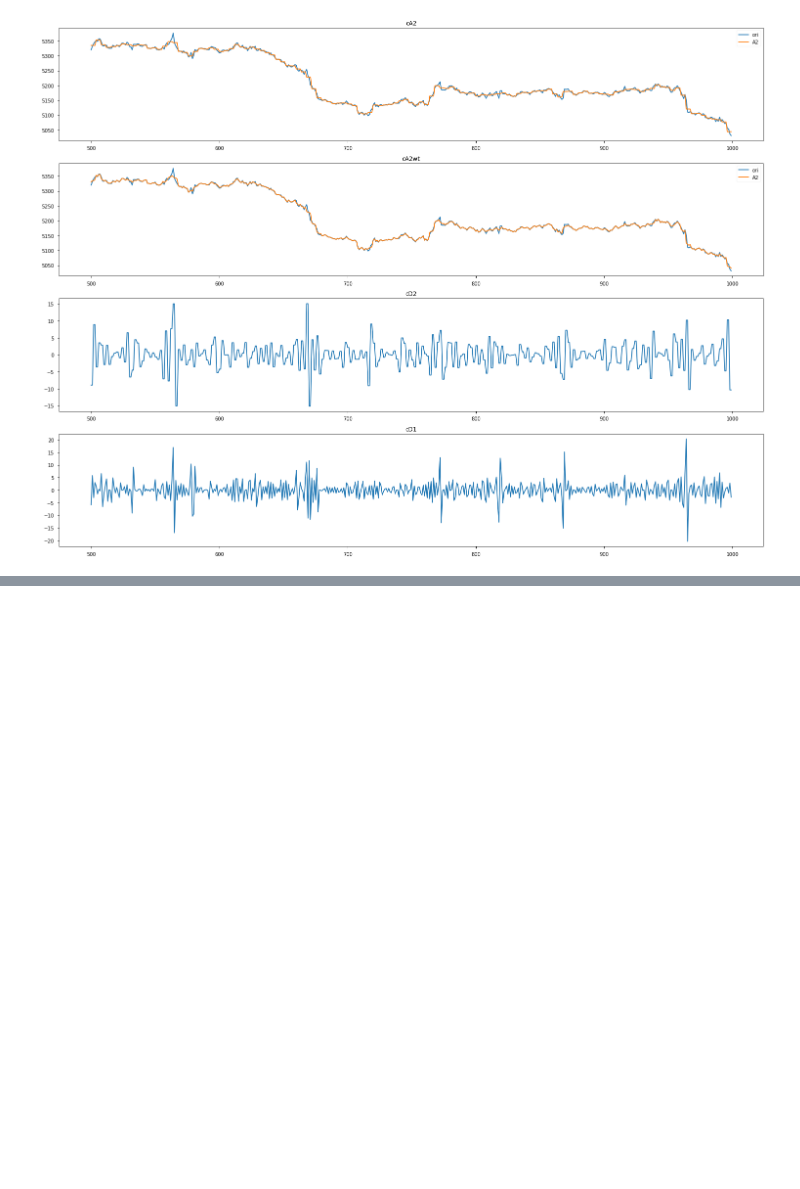
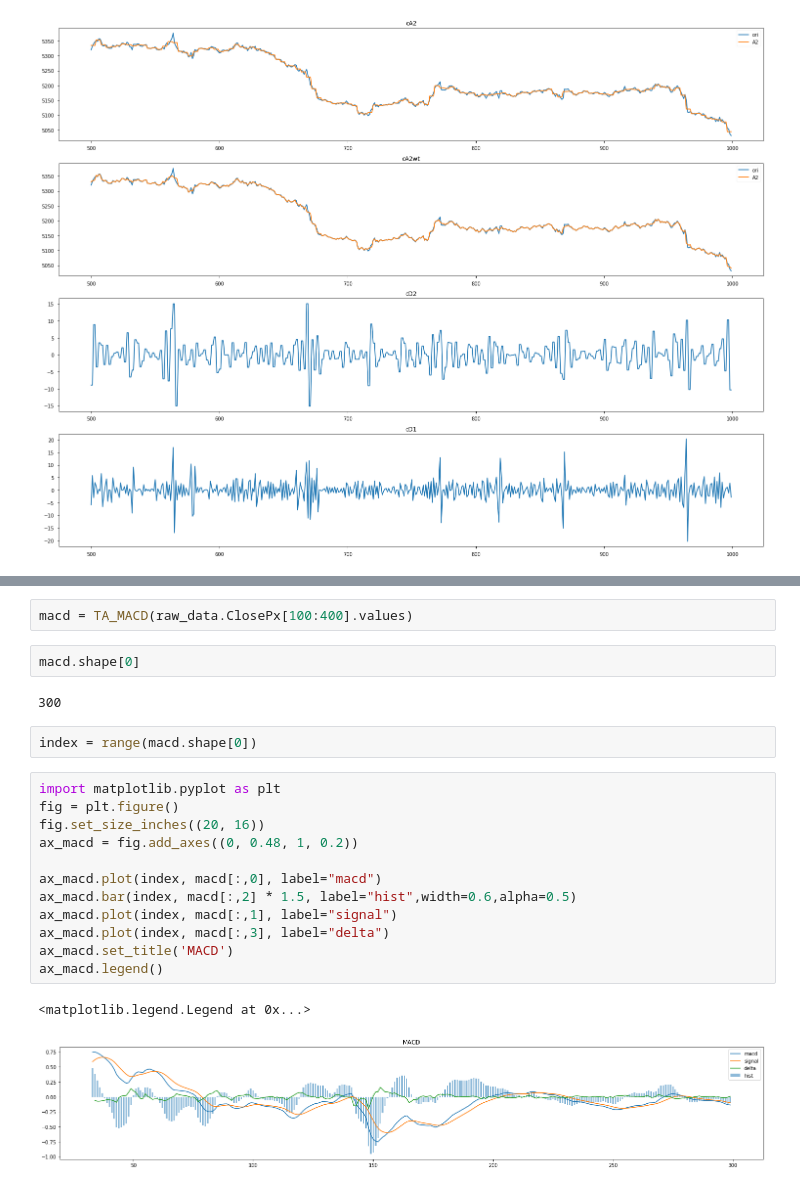
Before and after one commit to dfhby0/Dynamic-Portfolio-Optimization, a Jupyter notebook: Data Preprocessing/Data Denoising/tech_indicator.ipynb, the cells around one changed output, grey strips where cells are left out. Drawn from its saved outputs; the diff is of its cells as text; blank space fills up the shorter version.

```diff
--- a/Data Preprocessing/Data Denoising/tech_indicator.ipynb
+++ b/Data Preprocessing/Data Denoising/tech_indicator.ipynb
@@ -463,0 +653,23 @@ Wall time: 98 ms
+# %%
+macd = TA_MACD(raw_data.ClosePx[100:400].values)
+# %%
+macd.shape[0]
+# %% [output]
+300
+# %%
+index = range(macd.shape[0])
+# %%
+import matplotlib.pyplot as plt
+fig = plt.figure()
+fig.set_size_inches((20, 16))
+ax_macd = fig.add_axes((0, 0.48, 1, 0.2))
+
+ax_macd.plot(index, macd[:,0], label="macd")
+ax_macd.bar(index, macd[:,2] * 1.5, label="hist",width=0.6,alpha=0.5)
+ax_macd.plot(index, macd[:,1], label="signal")
+ax_macd.plot(index, macd[:,3], label="delta")
+ax_macd.set_title('MACD')
+ax_macd.legend()
+# %% [output]
+<matplotlib.legend.Legend at 0x...>
+[figure, added]
```
Also changed, not shown: parts of 41 cells of this notebook, 41 other files.
